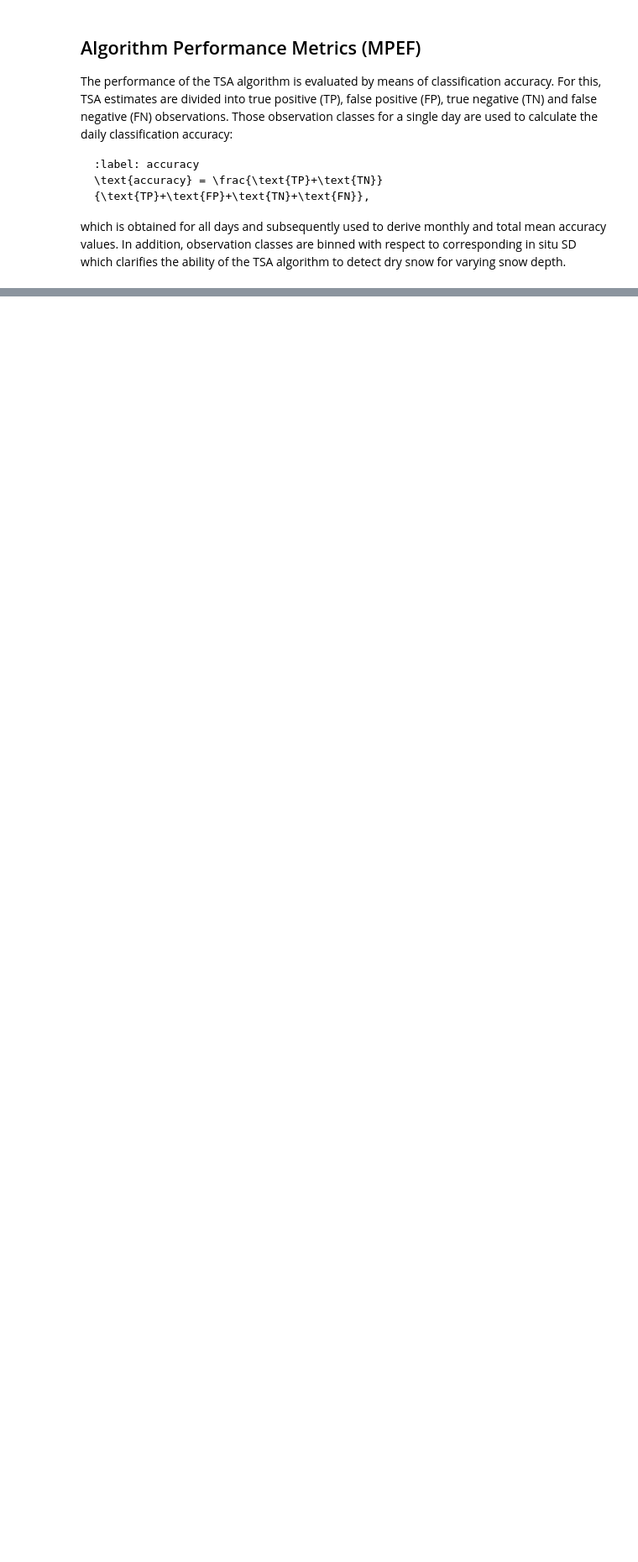
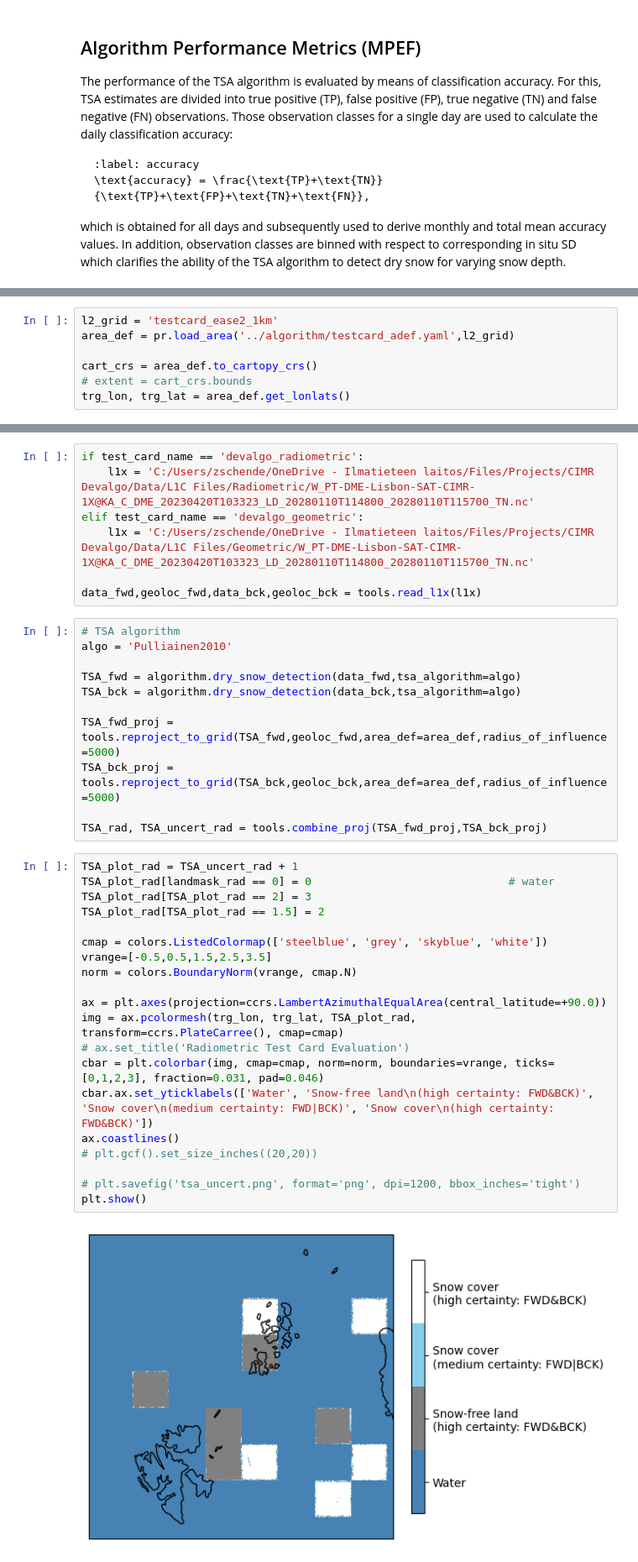
Before and after one commit to CIMR-Algos/TerrestrialSnowArea_ATBD_v2, a Jupyter notebook: book/algorithm_performance_assessment.ipynb, the cells around one changed output, grey strips where cells are left out. Shown at 84% size. Saved outputs shown, nothing was run; the diff lists cells and outputs as text; blank space fills up the shorter version.

```diff
--- a/book/algorithm_performance_assessment.ipynb
+++ b/book/algorithm_performance_assessment.ipynb
@@ -396,0 +63,7 @@ plt.show()
+# %%
+l2_grid = 'testcard_ease2_1km'
+area_def = pr.load_area('../algorithm/testcard_adef.yaml',l2_grid)
+
+cart_crs = area_def.to_cartopy_crs()
+# extent = cart_crs.bounds
+trg_lon, trg_lat = area_def.get_lonlats()
@@ -396,0 +115,40 @@ plt.show()
+# %%
+if test_card_name == 'devalgo_radiometric':
+    l1x = 'C:/Users/zschende/OneDrive - Ilmatieteen laitos/Files/Projects/CIMR Devalgo/Data/L1C Files/Radiometric/W_PT-DME-Lisbon-SAT-CIMR-1X@KA_C_DME_20230420T103323_LD_20280110T114800_20280110T115700_TN.nc'
+elif test_card_name == 'devalgo_geometric':
+    l1x = 'C:/Users/zschende/OneDrive - Ilmatieteen laitos/Files/Projects/CIMR Devalgo/Data/L1C Files/Geometric/W_PT-DME-Lisbon-SAT-CIMR-1X@KA_C_DME_20230420T103323_LD_20280110T114800_20280110T115700_TN.nc'
+
+data_fwd,geoloc_fwd,data_bck,geoloc_bck = tools.read_l1x(l1x)
+# %%
+# TSA algorithm
+algo = 'Pulliainen2010'
+
+TSA_fwd = algorithm.dry_snow_detection(data_fwd,tsa_algorithm=algo)
+TSA_bck = algorithm.dry_snow_detection(data_bck,tsa_algorithm=algo)
+
+TSA_fwd_proj = tools.reproject_to_grid(TSA_fwd,geoloc_fwd,area_def=area_def,radius_of_influence=5000)
+TSA_bck_proj = tools.reproject_to_grid(TSA_bck,geoloc_bck,area_def=area_def,radius_of_influence=5000)
+
+TSA_rad, TSA_uncert_rad = tools.combine_proj(TSA_fwd_proj,TSA_bck_proj)
+# %%
+TSA_plot_rad = TSA_uncert_rad + 1
+TSA_plot_rad[landmask_rad == 0] = 0                              # water
+TSA_plot_rad[TSA_plot_rad == 2] = 3
+TSA_plot_rad[TSA_plot_rad == 1.5] = 2
+
+cmap = colors.ListedColormap(['steelblue', 'grey', 'skyblue', 'white'])
+vrange=[-0.5,0.5,1.5,2.5,3.5]
+norm = colors.BoundaryNorm(vrange, cmap.N)
+
+ax = plt.axes(projection=ccrs.LambertAzimuthalEqualArea(central_latitude=+90.0))
+img = ax.pcolormesh(trg_lon, trg_lat, TSA_plot_rad, transform=ccrs.PlateCarree(), cmap=cmap)
+# ax.set_title('Radiometric Test Card Evaluation')
+cbar = plt.colorbar(img, cmap=cmap, norm=norm, boundaries=vrange, ticks=[0,1,2,3], fraction=0.031, pad=0.046)
+cbar.ax.set_yticklabels(['Water', 'Snow-free land\n(high certainty: FWD&BCK)', 'Snow cover\n(medium certainty: FWD|BCK)', 'Snow cover\n(high certainty: FWD&BCK)'])
+ax.coastlines()
+# plt.gcf().set_size_inches((20,20))
+
+# plt.savefig('tsa_uncert.png', format='png', dpi=1200, bbox_inches='tight')
+plt.show()
+# %% [output]
+[figure, added]
```
Also changed, not shown: parts of 49 cells of this notebook, 2 other files.
